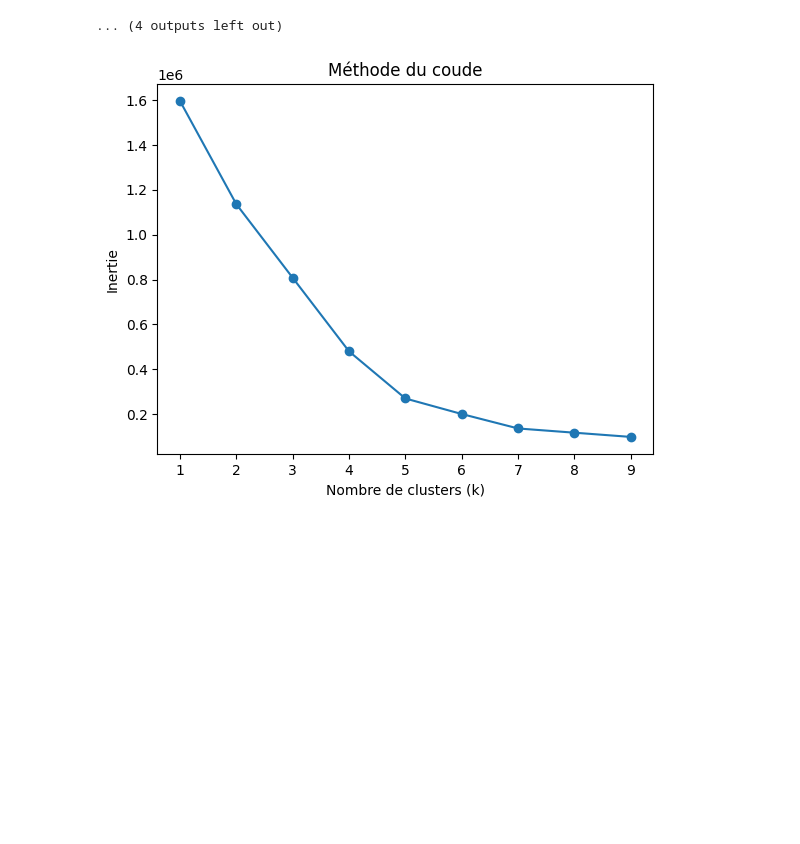
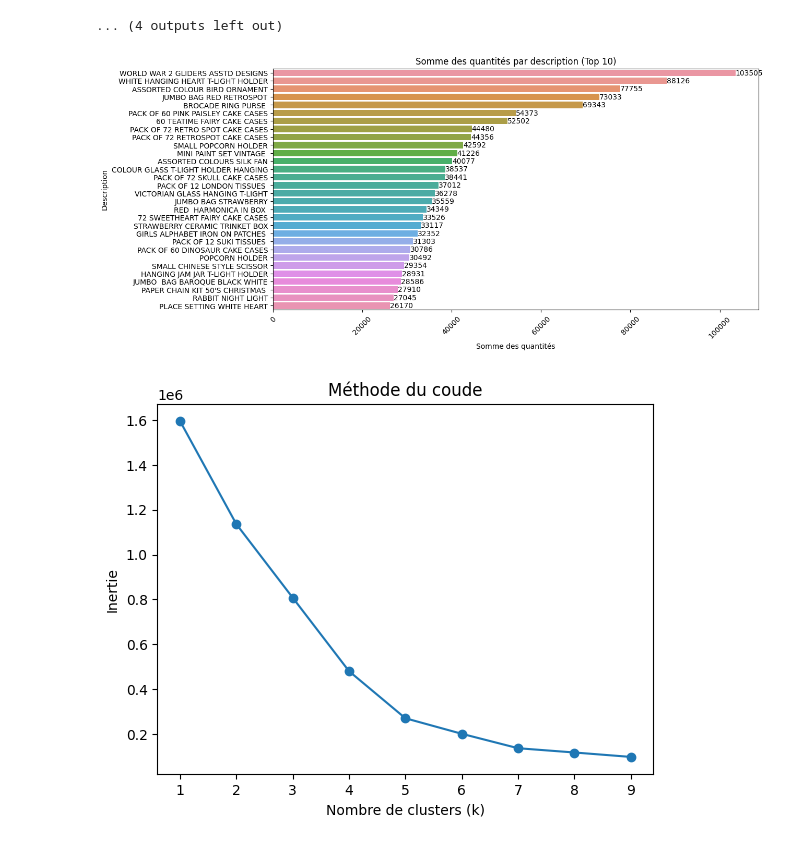
Before and after one commit to Evgeni1494/SegmentationClient, a Jupyter notebook: analyse.ipynb, the cells around one changed output. Saved outputs shown, nothing was run; the diff lists cells and outputs as text; code cells hidden in the pictures; blank space fills up the shorter version.

```diff
--- a/analyse.ipynb
+++ b/analyse.ipynb
@@ -148,3 +152,32 @@ df2 = negative_values
+# %%
+import pandas as pd
+import seaborn as sns
+import matplotlib.pyplot as plt
+
+# Charger les données dans un DataFrame pandas
+data = pd.read_csv('base_trie.csv')
+
+# Effectuer le groupby sur la colonne "Description" et calculer la somme des quantités
+grouped_data = data.groupby('Description')['Quantity'].sum().reset_index()
+
+# Trier les données groupées par ordre décroissant
+grouped_data = grouped_data.sort_values(by='Quantity', ascending=False)
+
+# Afficher un graphique à barres de la somme des quantités par description
+plt.figure(figsize=(12, 6))
+sns.barplot(data=grouped_data.head(30), x='Quantity', y='Description')
+plt.title("Somme des quantités par description (Top 10)")
+plt.xlabel("Somme des quantités")
+plt.ylabel("Description")
+plt.xticks(rotation=45)
+
+# Ajouter une indication sur la colonne "Customer ID"
+for i, value in enumerate(grouped_data['Quantity'].head(30)):
+    plt.text(value, i, f'{value}', va='center')
+
+plt.show()
+# %% [output]
+[figure, added]
 # %%
 import pandas as pd
 from sklearn.cluster import KMeans
```
Also changed, not shown: parts of 2 cells of this notebook, 3 other files.
